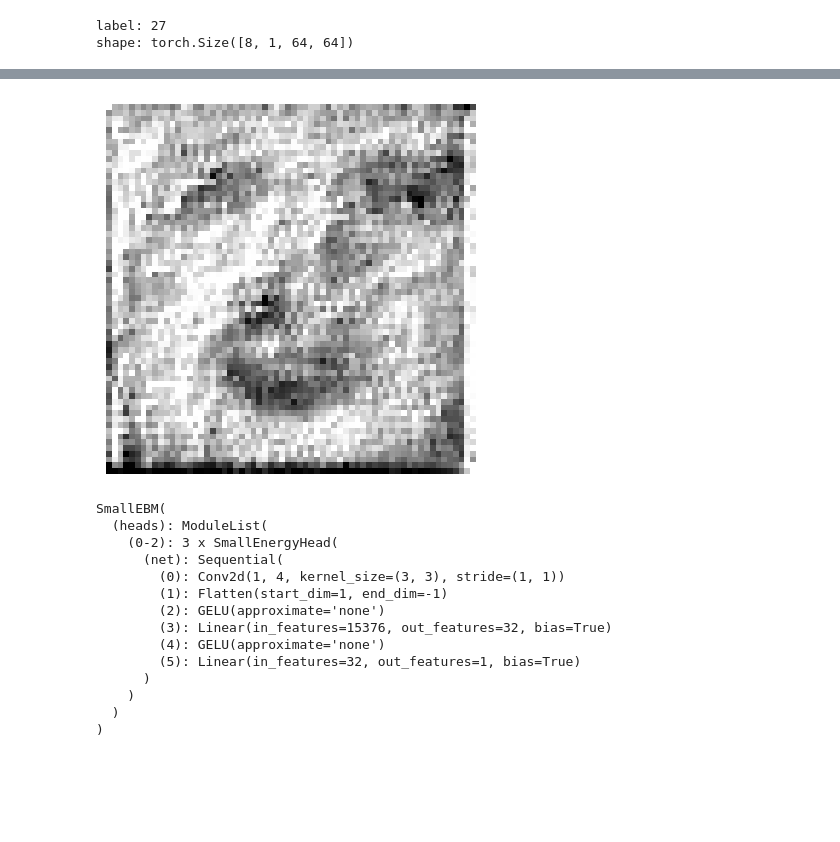
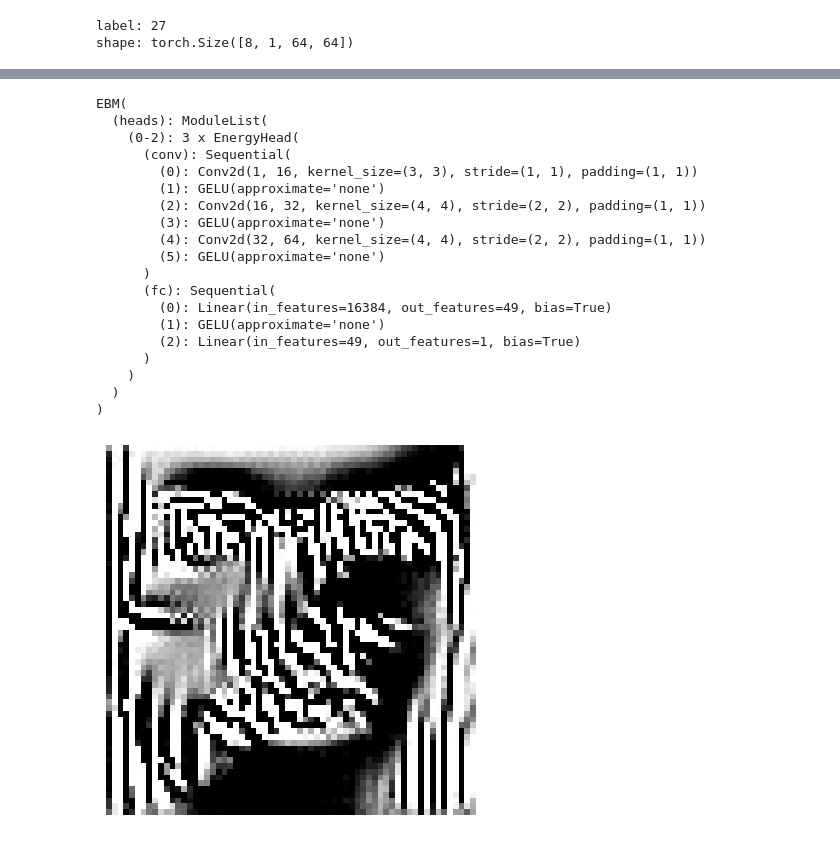
Before and after one commit to marco-cartago/EbmFcT, a Jupyter notebook: test_total_correlation.ipynb, the cells around one changed output, grey strips where cells are left out. Cells and saved outputs as stored; diff of their text form; code cells hidden in the pictures; blank space fills up the shorter version.

```diff
--- a/test_total_correlation.ipynb
+++ b/test_total_correlation.ipynb
@@ -314,24 +255,35 @@ class Combined(nn.Module):
             return self.m1(x)
         return self.m1(x) + self.m2(x)
 
-combined = Combined(model.heads[1])
-img, _ = synthetize_image_from_head(combined, n_images=1, img_dimension=IMAGE_SHAPE[-1], steps=1_000)
-show_single_sample(img, cmap="gray")
+img0, _ = synthetize_image_from_head(Combined(model.heads[0]), n_images=1, img_dimension=IMAGE_SHAPE[-1], steps=1_000)
+img1, _ = synthetize_image_from_head(Combined(model.heads[1]), n_images=1, img_dimension=IMAGE_SHAPE[-1], steps=1_000)
+img2, _ = synthetize_image_from_head(Combined(model.heads[2]), n_images=1, img_dimension=IMAGE_SHAPE[-1], steps=1_000)
+img01, _ = synthetize_image_from_head(Combined(model.heads[0], model.heads[1]), n_images=1, img_dimension=IMAGE_SHAPE[-1], steps=1_000)
+img02, _ = synthetize_image_from_head(Combined(model.heads[0], model.heads[2]), n_images=1, img_dimension=IMAGE_SHAPE[-1], steps=1_000)
+img12, _ = synthetize_image_from_head(Combined(model.heads[1], model.heads[2]), n_images=1, img_dimension=IMAGE_SHAPE[-1], steps=1_000)
 
 model.to(DEVICE)
 # %% [output]
-[figure, removed]
-SmallEBM(
+EBM(
   (heads): ModuleList(
-    (0-2): 3 x SmallEnergyHead(
-      (net): Sequential(
-        (0): Conv2d(1, 4, kernel_size=(3, 3), stride=(1, 1))
-        (1): Flatten(start_dim=1, end_dim=-1)
-        (2): GELU(approximate='none')
-        (3): Linear(in_features=15376, out_features=32, bias=True)
-        (4): GELU(approximate='none')
-        (5): Linear(in_features=32, out_features=1, bias=True)
+    (0-2): 3 x EnergyHead(
+      (conv): Sequential(
+        (0): Conv2d(1, 16, kernel_size=(3, 3), stride=(1, 1), padding=(1, 1))
+        (1): GELU(approximate='none')
+        (2): Conv2d(16, 32, kernel_size=(4, 4), stride=(2, 2), padding=(1, 1))
+        (3): GELU(approximate='none')
+        (4): Conv2d(32, 64, kernel_size=(4, 4), stride=(2, 2), padding=(1, 1))
+        (5): GELU(approximate='none')
+      )
+      (fc): Sequential(
+        (0): Linear(in_features=16384, out_features=49, bias=True)
+        (1): GELU(approximate='none')
+        (2): Linear(in_features=49, out_features=1, bias=True)
       )
     )
   )
 )
+# %%
+show_single_sample(img0, cmap="gray")
+# %% [output]
+[figure, added]
```
Also changed, not shown: parts of 15 cells of this notebook, 1 other file.
